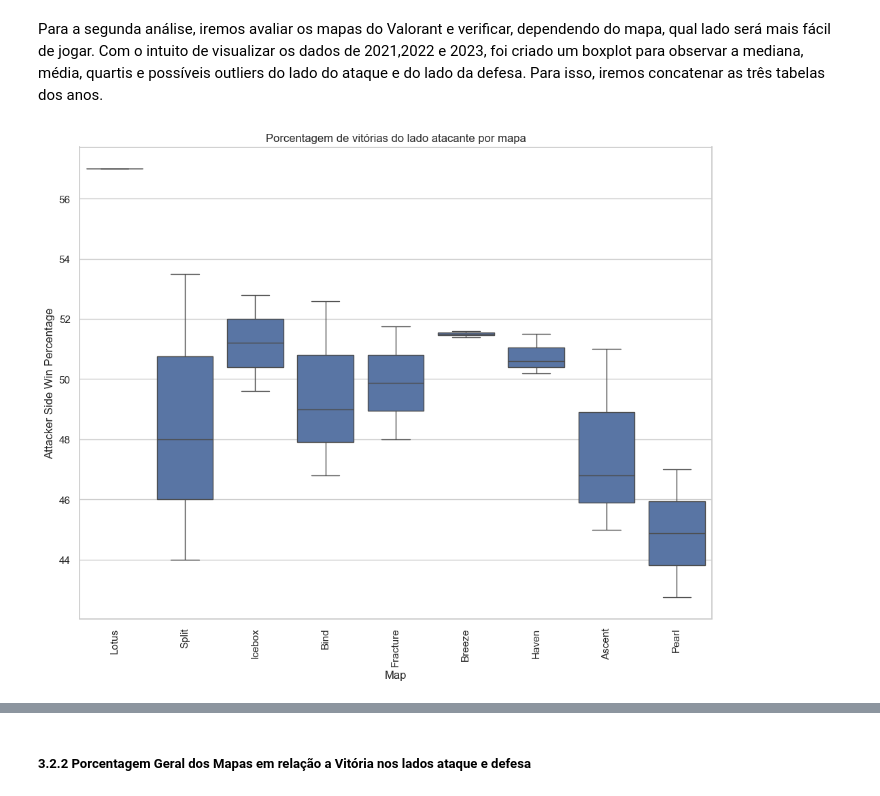
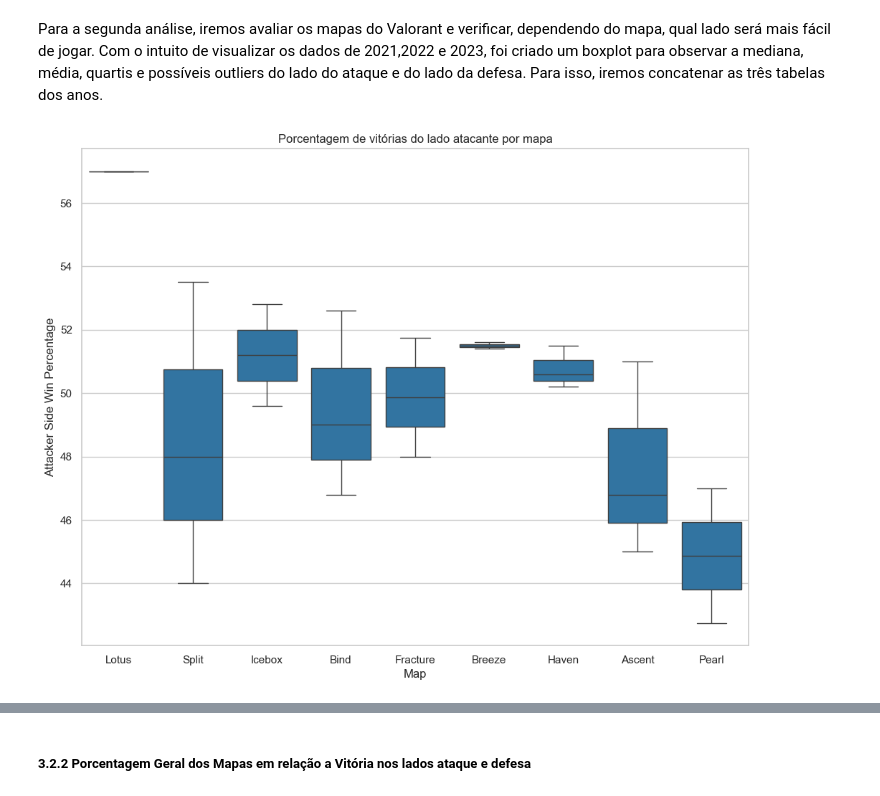
Before and after one commit to PedroLSCabral/Projeto-ICD, a Jupyter notebook: Presentation.ipynb, the cells around one changed output, grey strips where cells are left out. Drawn from its saved outputs; the diff is of its cells as text; code cells hidden in the pictures.

```diff
--- a/Presentation.ipynb
+++ b/Presentation.ipynb
@@ -48,6 +48,9 @@ import numpy as np
 # Remoção apenas para fins estéticos do Notebook
 import warnings
 warnings.filterwarnings('ignore')
+
+# Adicionando paleta para fins estéticos
+personalizado_paleta = ['#1f77b4', '#ff7f0e', '#666666']
 # %% [markdown]
 <h3>2.2 Diciónario de Termos</h3>
 # %% [markdown]
@@ -281,12 +282,12 @@ Para a segunda análise, iremos avaliar os mapas do Valorant e verificar, depend
 maps_vct = pd.concat([maps_vct2021, maps_vct2022, maps_vct2023])
 # %%
 plt.figure(figsize=(12, 9))
-sns.boxplot(x='Map', y='Attacker Side Win Percentage', data = maps_vct, order = maps_vct.sort_values('Attacker Side Win Percentage', ascending=False,)['Map'])#, color= personalizado_paleta[0])
-plt.xticks(rotation=90)
+sns.boxplot(x='Map', y='Attacker Side Win Percentage', data = maps_vct, order = maps_vct.sort_values('Attacker Side Win Percentage', ascending=False,)['Map'], color= personalizado_paleta[0])
+plt.xticks(rotation=0)
 plt.title('Porcentagem de vitórias do lado atacante por mapa')
 plt.show()
 # %% [output]
-[figure, old version]
+[figure, new version]
 # %%
 
 plt.figure(figsize=(12, 9))
```
Also changed, not shown: parts of 18 cells of this notebook, 2 other files.
